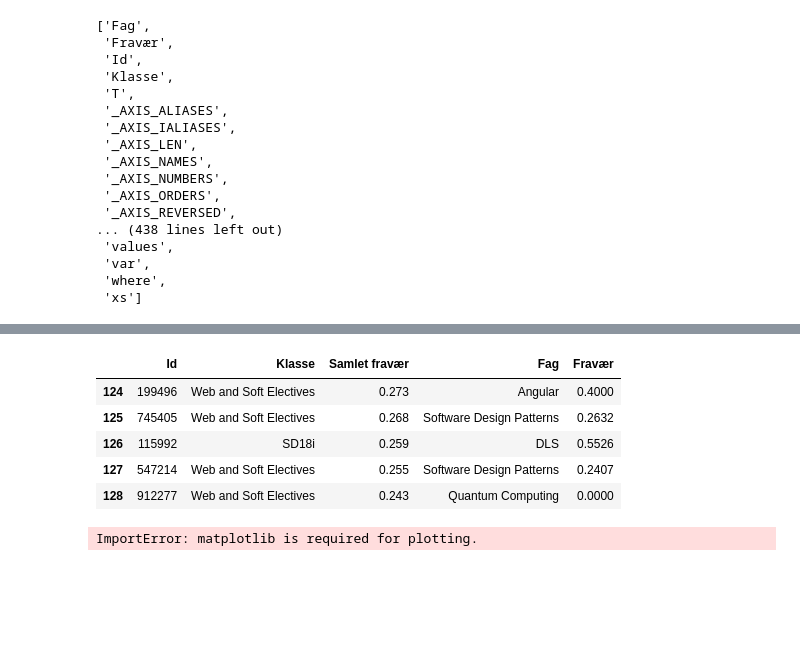
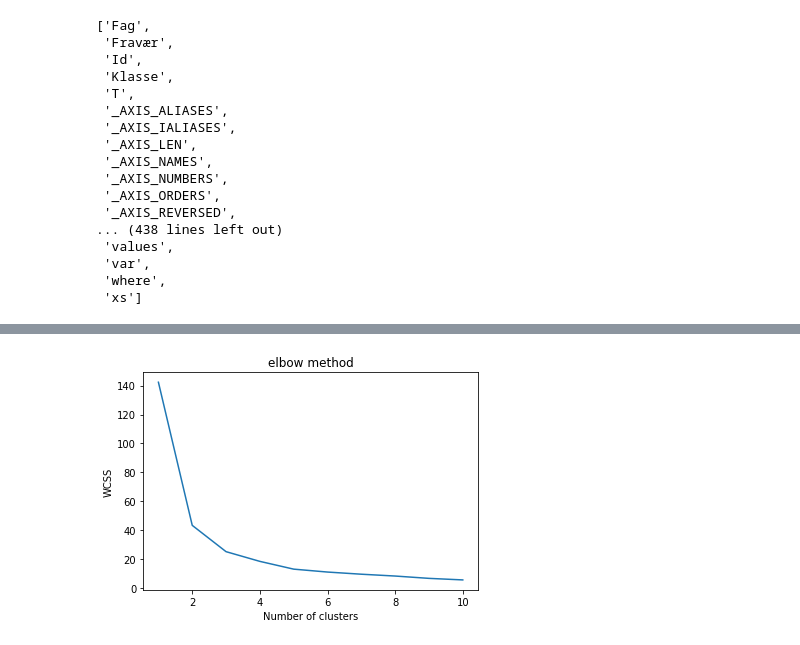
Before and after one commit to FirstPlaygroundAndThenIcecream/PBA_Semester_01, a Jupyter notebook: Data Science/Stud_Stat_k_mean.ipynb, the cells around one changed output, grey strips where cells are left out. Drawn from its saved outputs; the diff is of its cells as text; code cells hidden in the pictures; blank space fills up the shorter version.

Commit message:
DS:k-means got plot, DB:large UNI, ST:risk analyse

```diff
--- a/Data Science/Stud_Stat_k_mean.ipynb
+++ b/Data Science/Stud_Stat_k_mean.ipynb
@@ -245,18 +197,15 @@ print(iris_df)
-# %%
-sub_transformed_attendance.tail()
-# %% [output]
-|  | Id | Klasse | Samlet fravær | Fag | Fravær |
-| 124 | 199496 | Web and Soft Electives | 0.273 | Angular | 0.4000 |
-| 125 | 745405 | Web and Soft Electives | 0.268 | Software Design Patterns | 0.2632 |
-| 126 | 115992 | SD18i | 0.259 | DLS | 0.5526 |
-| 127 | 547214 | Web and Soft Electives | 0.255 | Software Design Patterns | 0.2407 |
-| 128 | 912277 | Web and Soft Electives | 0.243 | Quantum Computing | 0.0000 |
-# %%
-h_hist=transformed_attendance.hist(bins=np.arange(10, 200, 1.0), rwidth=20)
-plt.title('Student Attendance Plot')
-plt.xlabel('Number of hallucinations')
-plt.ylabel('Frequency in sample')
-plt.xticks(range(11))
-plt.show()
-# %% [output]
-ImportError: matplotlib is required for plotting.
+# %%
+x = transformed_attendance.iloc[:, [2, 4]].values
+# %%
+wcss = []
+for i in range (1, 11):
+    kmeans = KMeans(n_clusters=i, init='k-means++', max_iter=300, n_init=5, random_state=0)
+    kmeans.fit(x)
+    wcss.append(kmeans.inertia_)
+plt.plot(range(1, 11), wcss)
+plt.title('elbow method')
+plt.xlabel('Number of clusters')
+plt.ylabel('WCSS')
+plt.show()
+# %% [output]
+[figure, added]
```
Also changed, not shown: parts of 11 cells of this notebook, 6 other files.
